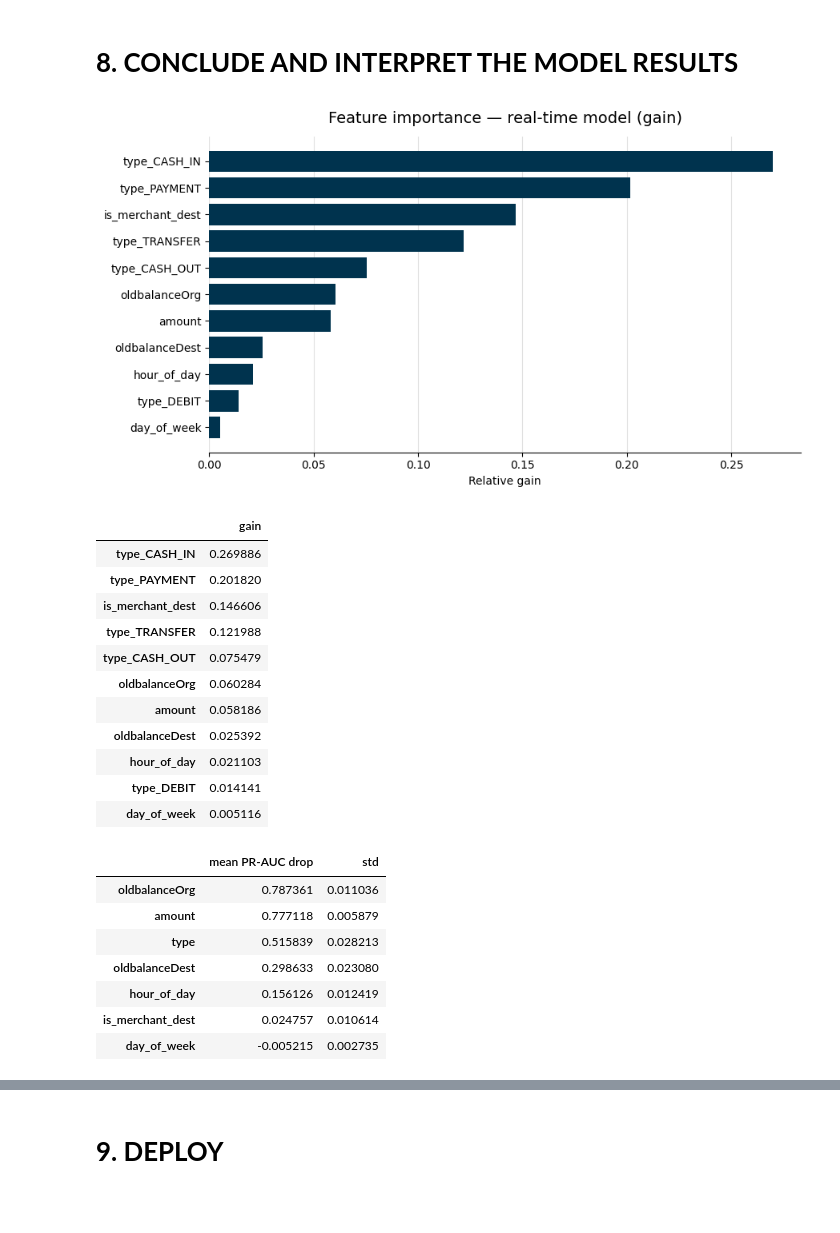
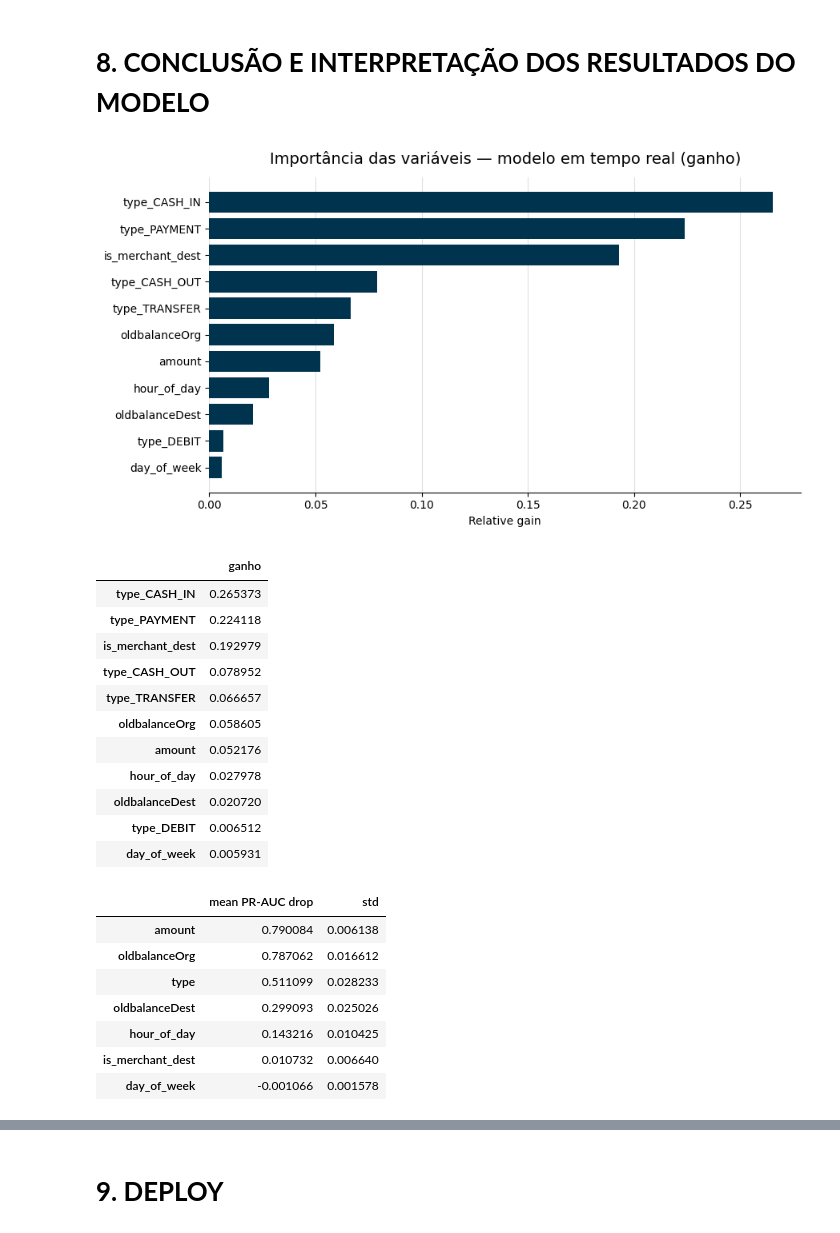
Before and after one commit to diogo-moitinho/fraud-detection-project, a Jupyter notebook: notebooks/02_model.ipynb, the cells around one changed output, grey strips where cells are left out. Cells and saved outputs as stored; diff of their text form; code cells hidden in the pictures; blank space fills up the shorter version.

```diff
--- a/notebooks/02_model.ipynb
+++ b/notebooks/02_model.ipynb
@@ -32,6 +45,26 @@ The autoreload extension is already loaded. To reload it, use:
 # %%
-df = prep.load_transactions()
+from types import SimpleNamespace
 
-splits = prep.chronological_split(df)
-summary = prep.describe_splits(splits)
-summary
+df = pl.read_csv('/data/PROJETOS/GIT/ALURA-FRAUDE/data/Fraud.csv')
+df = prep.criar_features(df)
+
+# variáveis que cfg.FEATURE_SETS usa; só são criadas se criar_features ainda não as tiver criado
+derivadas = {
+    'is_merchant_dest': pl.col('nameDest').str.starts_with('M').cast(pl.Int8),  # no PaySim, destinos 'M...' são lojistas
+    'hour_of_day': (pl.col('step') % 24).cast(pl.Int8),
+    'day_of_week': (pl.col('step') // 24 % 7).cast(pl.Int8),
+}
+df = df.with_columns(**{nome: expr for nome, expr in derivadas.items() if nome not in df.columns})
+
+# fronteiras do split original, as mesmas gravadas no artefato da etapa 9 (train_steps e test_steps)
+FIM_TREINO, INICIO_TESTE = 301, 356
+
+splits = SimpleNamespace(
+    train=df.filter(pl.col('step') <= FIM_TREINO),
+    val=df.filter(pl.col('step').is_between(FIM_TREINO + 1, INICIO_TESTE - 1)),
+    test=df.filter(pl.col('step') >= INICIO_TESTE),
+)
+
+# amostra para a triagem e a busca de hiperparâmetros: 16% do treino, em ordem cronológica
+# (a original tinha 615.680 linhas e 511 fraudes)
+search = splits.train.sample(fraction=0.16, seed=cfg.RANDOM_STATE).sort('step')
@@ -90,4 +84,0 @@ leakage.
-# %%
-search = prep.stratified_search_sample(splits.train)
-print(f"Search sample: {search.height:,} rows | "
-      f"{search[cfg.TARGET].sum():,} frauds ({search[cfg.TARGET].mean():.4%})")
@@ -265,39 +333,39 @@ rpt.show(rpt.evaluation_insights(results))
   zero. The question is whether the model beats what is already running, by a margin
   that justifies the false positives it introduces.
 # %% [markdown]
-# **8. CONCLUDE AND INTERPRET THE MODEL RESULTS**
+# **8. CONCLUSÃO E INTERPRETAÇÃO DOS RESULTADOS DO MODELO**
 # %%
 deployable = results['realtime']
 
 importance = mdl.gain_importance(deployable.pipeline)
-rpt.plot_importance(importance, title='Feature importance — real-time model (gain)')
+rpt.plot_importance(importance, title='Importância das variáveis — modelo em tempo real (ganho)')
 plt.show()
-importance.to_frame('gain')
+importance.to_frame('ganho')
 # %% [output]
-[figure, old version]
+[figure, new version]
-|  | gain |
-| type_CASH_IN | 0.269886 |
-| type_PAYMENT | 0.201820 |
-| is_merchant_dest | 0.146606 |
-| type_TRANSFER | 0.121988 |
-| type_CASH_OUT | 0.075479 |
-| oldbalanceOrg | 0.060284 |
-| amount | 0.058186 |
-| oldbalanceDest | 0.025392 |
-| hour_of_day | 0.021103 |
-| type_DEBIT | 0.014141 |
-| day_of_week | 0.005116 |
+|  | ganho |
+| type_CASH_IN | 0.265373 |
+| type_PAYMENT | 0.224118 |
+| is_merchant_dest | 0.192979 |
+| type_CASH_OUT | 0.078952 |
+| type_TRANSFER | 0.066657 |
+| oldbalanceOrg | 0.058605 |
+| amount | 0.052176 |
+| hour_of_day | 0.027978 |
+| oldbalanceDest | 0.020720 |
+| type_DEBIT | 0.006512 |
+| day_of_week | 0.005931 |
 # %%
 mdl.permutation_table(deployable.pipeline, splits.val, cfg.REALTIME_FEATURES)
 # %% [output]
 |  | mean PR-AUC drop | std |
-| oldbalanceOrg | 0.787361 | 0.011036 |
-| amount | 0.777118 | 0.005879 |
-| type | 0.515839 | 0.028213 |
-| oldbalanceDest | 0.298633 | 0.023080 |
-| hour_of_day | 0.156126 | 0.012419 |
-| is_merchant_dest | 0.024757 | 0.010614 |
-| day_of_week | -0.005215 | 0.002735 |
+| amount | 0.790084 | 0.006138 |
+| oldbalanceOrg | 0.787062 | 0.016612 |
+| type | 0.511099 | 0.028233 |
+| oldbalanceDest | 0.299093 | 0.025026 |
+| hour_of_day | 0.143216 | 0.010425 |
+| is_merchant_dest | 0.010732 | 0.006640 |
+| day_of_week | -0.001066 | 0.001578 |
 # %%
 rpt.show(rpt.conclusion_insights(results, importance))
 # %% [output]
```
Also changed, not shown: parts of 28 cells of this notebook, 5 other files.
